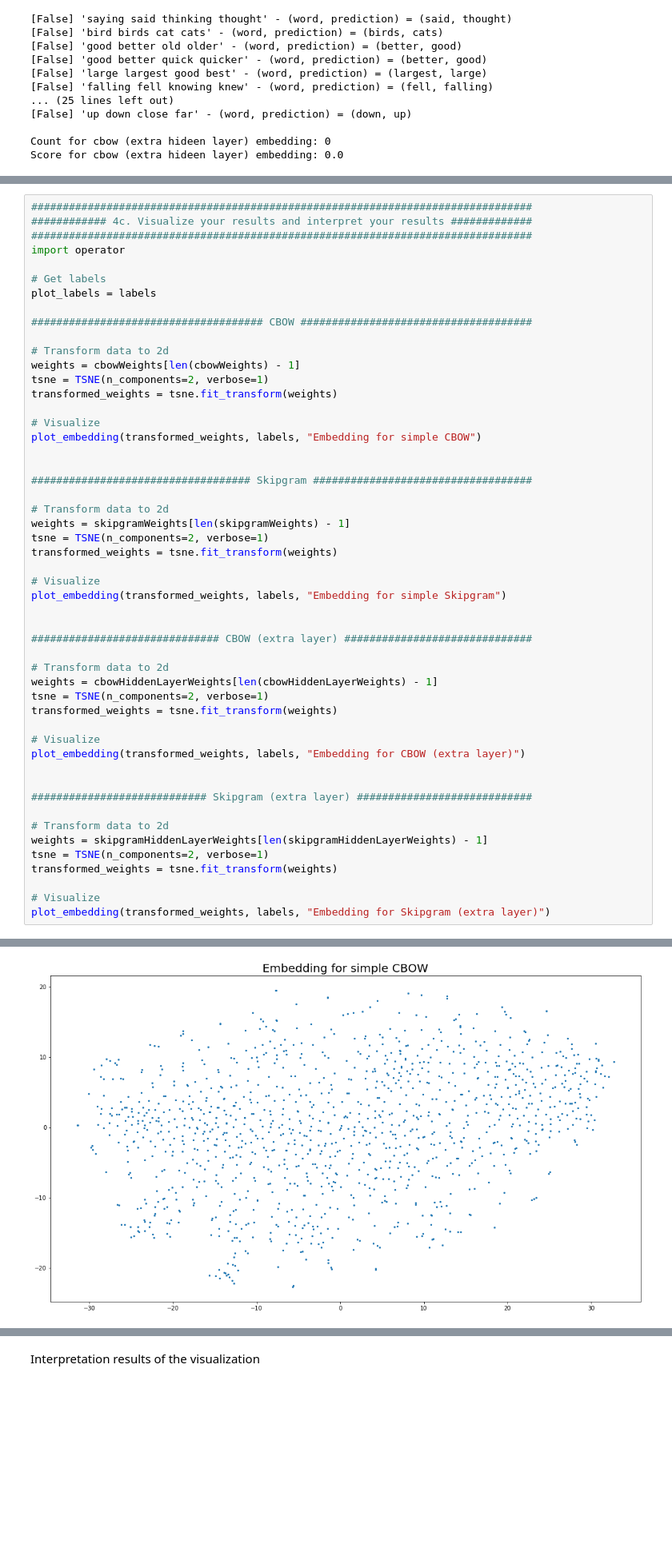
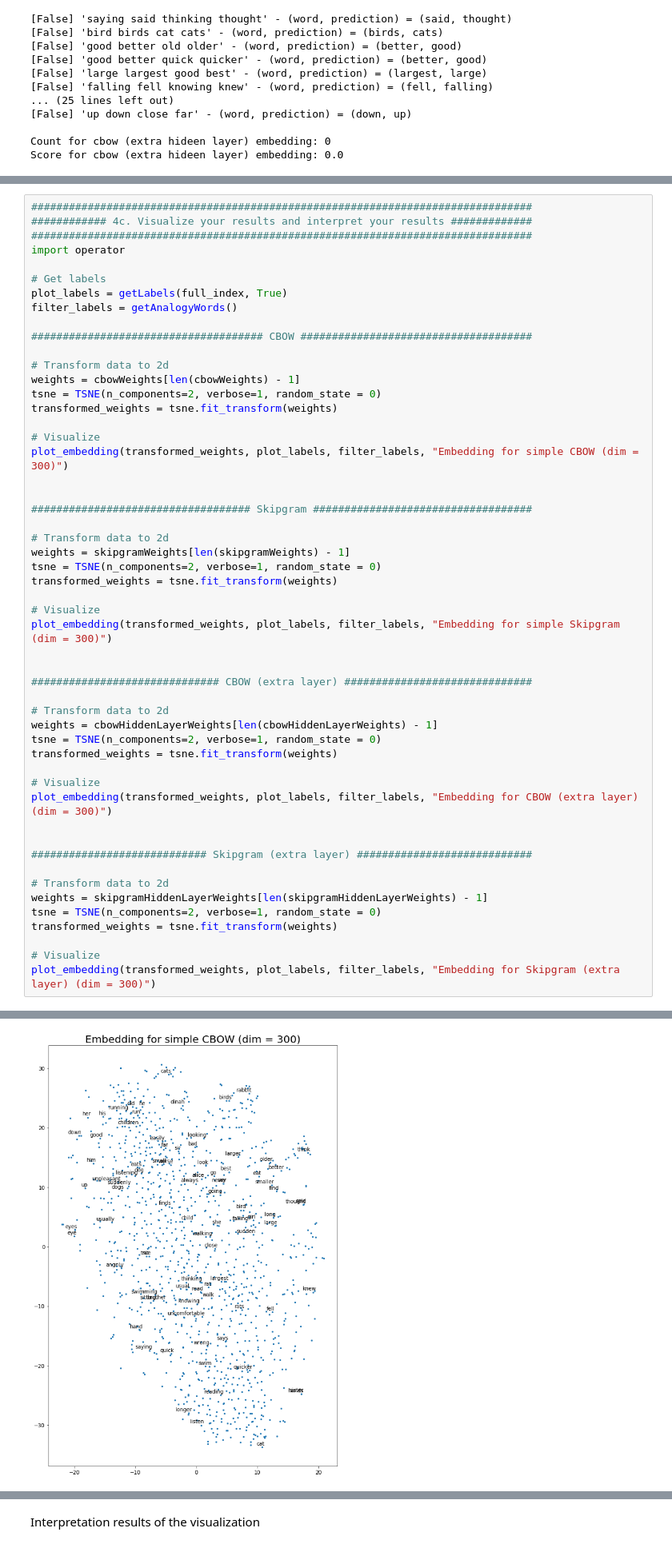
Before and after one commit to gomerudo/tuerecommendersystems, a Jupyter notebook: assignment1/Assignment1.ipynb, the cells around one changed output, grey strips where cells are left out. Shown at 80% size. Drawn from its saved outputs; the diff is of its cells as text; blank space fills up the shorter version.

```diff
--- a/assignment1/Assignment1.ipynb
+++ b/assignment1/Assignment1.ipynb
@@ -814,49 +828,50 @@ Score for cbow (extra hideen layer) embedding: 0.0
 import operator
 
 # Get labels
-plot_labels = labels
+plot_labels = getLabels(full_index, True)
+filter_labels = getAnalogyWords()
 
 ##################################### CBOW #####################################
 
 # Transform data to 2d
 weights = cbowWeights[len(cbowWeights) - 1]
-tsne = TSNE(n_components=2, verbose=1)
+tsne = TSNE(n_components=2, verbose=1, random_state = 0)
 transformed_weights = tsne.fit_transform(weights)
 
 # Visualize
-plot_embedding(transformed_weights, labels, "Embedding for simple CBOW")
+plot_embedding(transformed_weights, plot_labels, filter_labels, "Embedding for simple CBOW (dim = 300)")
 
 
 ################################### Skipgram ###################################
 
 # Transform data to 2d
 weights = skipgramWeights[len(skipgramWeights) - 1]
-tsne = TSNE(n_components=2, verbose=1)
+tsne = TSNE(n_components=2, verbose=1, random_state = 0)
 transformed_weights = tsne.fit_transform(weights)
 
 # Visualize
-plot_embedding(transformed_weights, labels, "Embedding for simple Skipgram")
+plot_embedding(transformed_weights, plot_labels, filter_labels, "Embedding for simple Skipgram (dim = 300)")
 
 
 ############################## CBOW (extra layer) ##############################
 
 # Transform data to 2d
 weights = cbowHiddenLayerWeights[len(cbowHiddenLayerWeights) - 1]
-tsne = TSNE(n_components=2, verbose=1)
+tsne = TSNE(n_components=2, verbose=1, random_state = 0)
 transformed_weights = tsne.fit_transform(weights)
 
 # Visualize
-plot_embedding(transformed_weights, labels, "Embedding for CBOW (extra layer)")
+plot_embedding(transformed_weights, plot_labels, filter_labels, "Embedding for CBOW (extra layer) (dim = 300)")
 
 
 ############################ Skipgram (extra layer) ############################
 
 # Transform data to 2d
 weights = skipgramHiddenLayerWeights[len(skipgramHiddenLayerWeights) - 1]
-tsne = TSNE(n_components=2, verbose=1)
+tsne = TSNE(n_components=2, verbose=1, random_state = 0)
 transformed_weights = tsne.fit_transform(weights)
 
 # Visualize
-plot_embedding(transformed_weights, labels, "Embedding for Skipgram (extra layer)")
+plot_embedding(transformed_weights, plot_labels, filter_labels, "Embedding for Skipgram (extra layer) (dim = 300)")
 # %% [output]
 [t-SNE] Computing 91 nearest neighbors...
@@ -870,2 +885,2 @@ plot_embedding(transformed_weights, labels, "Embedding for Skipgram (extra layer
-[figure, old version]
+[figure, new version]
 [t-SNE] Computing 91 nearest neighbors...
```
Also changed, not shown: parts of 9 cells of this notebook.
